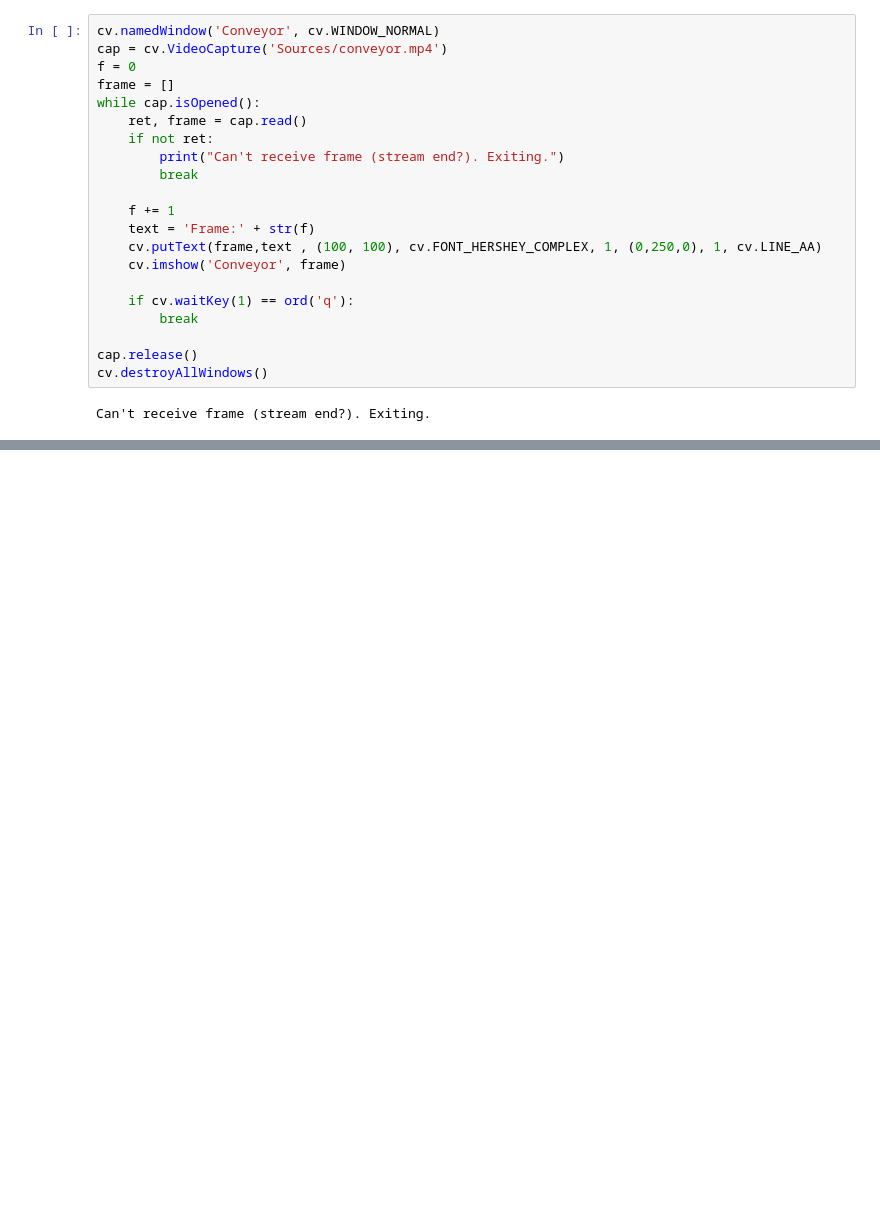
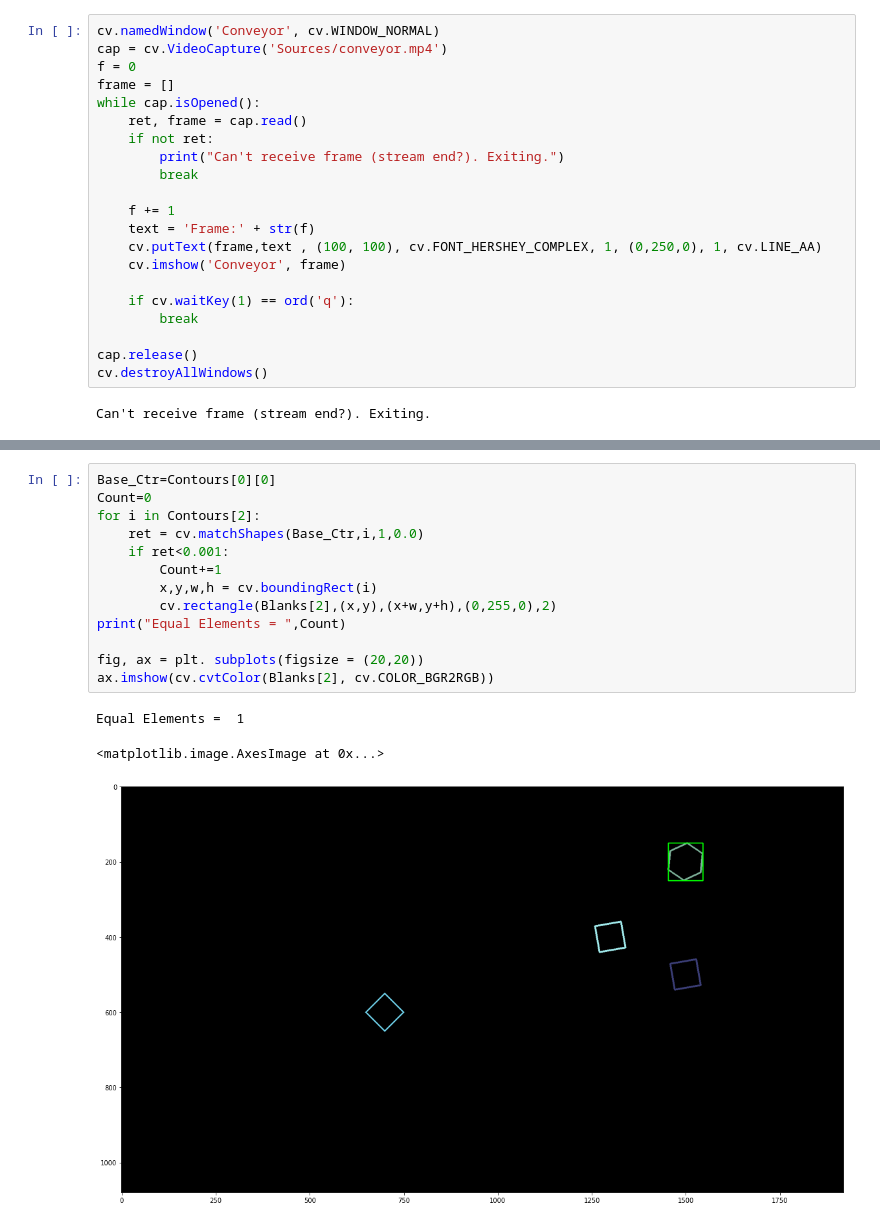
Before and after one commit to KavinduWeerasinghe/Assignment-3, a Jupyter notebook: Assignment 3.ipynb, the cells around one changed output, grey strips where cells are left out. Saved outputs shown, nothing was run; the diff lists cells and outputs as text; blank space fills up the shorter version.

```diff
--- a/Assignment 3.ipynb
+++ b/Assignment 3.ipynb
@@ -165,0 +169,17 @@ Can't receive frame (stream end?). Exiting.
+# %%
+Base_Ctr=Contours[0][0]
+Count=0
+for i in Contours[2]:
+    ret = cv.matchShapes(Base_Ctr,i,1,0.0)
+    if ret<0.001:
+        Count+=1
+        x,y,w,h = cv.boundingRect(i)
+        cv.rectangle(Blanks[2],(x,y),(x+w,y+h),(0,255,0),2)
+print("Equal Elements = ",Count)
+
+fig, ax = plt. subplots(figsize = (20,20))
+ax.imshow(cv.cvtColor(Blanks[2], cv.COLOR_BGR2RGB))
+# %% [output]
+Equal Elements =  1
+<matplotlib.image.AxesImage at 0x...>
+[figure, added]
```
Also changed, not shown: parts of 3 cells of this notebook.
